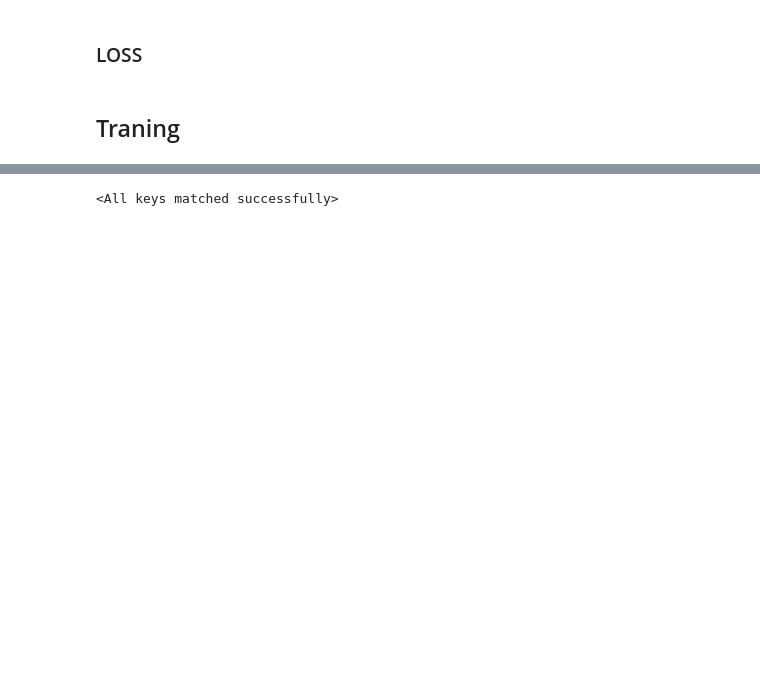
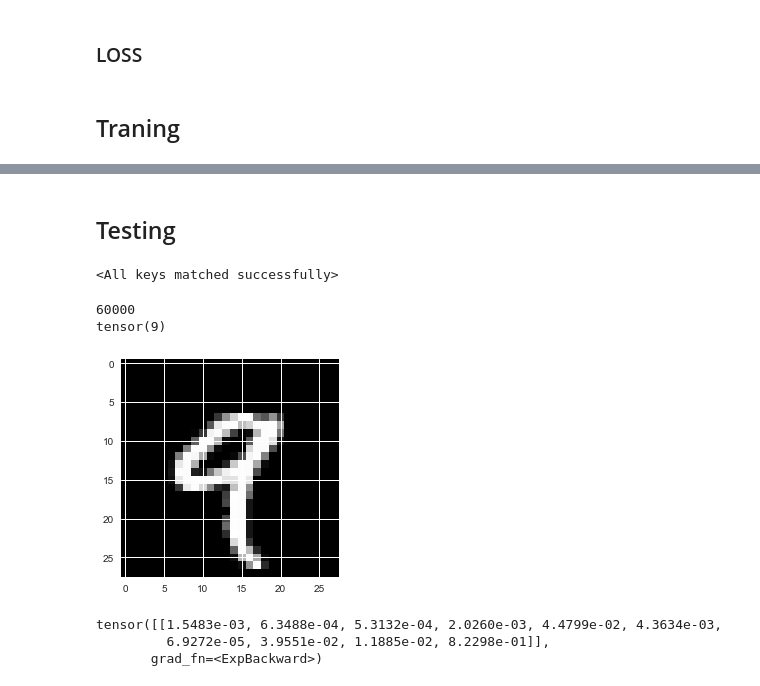
Before and after one commit to prashantramnani/deterministic-uncertainty-quantification, a Jupyter notebook: MNIST.ipynb, the cells around one changed output, grey strips where cells are left out. Saved outputs shown, nothing was run; the diff lists cells and outputs as text; code cells hidden in the pictures; blank space fills up the shorter version.

```diff
--- a/MNIST.ipynb
+++ b/MNIST.ipynb
@@ -269,4 +302,28 @@ KeyboardInterrupt:
+# %% [markdown]
+## Testing
 # %%
-model.load_state_dict(torch.load('./cvae.pth'))
+model.load_state_dict(torch.load('./duq_mnist_1.pth'))
 # %% [output]
 <All keys matched successfully>
+# %%
+dataloader_iterator = iter(test_loader)
+print(len(test_loader.dataset))
+x, y = next(dataloader_iterator)
+i = 4
+# y = F.one_hot(y, num_classes=10).float()
+print(y[i])
+img = x[i].view(28, 28).data
+
+plt.figure()
+plt.imshow(img, cmap='gray')
+plt.show()
+
+z, y_pred = model(x[i].unsqueeze(0))
+print(y_pred)
+# %% [output]
+60000
+tensor(9)
+[figure, added]
+tensor([[1.5483e-03, 6.3488e-04, 5.3132e-04, 2.0260e-03, 4.4799e-02, 4.3634e-03,
+         6.9272e-05, 3.9551e-02, 1.1885e-02, 8.2298e-01]],
+       grad_fn=<ExpBackward>)
```
Also changed, not shown: parts of 6 cells of this notebook.
